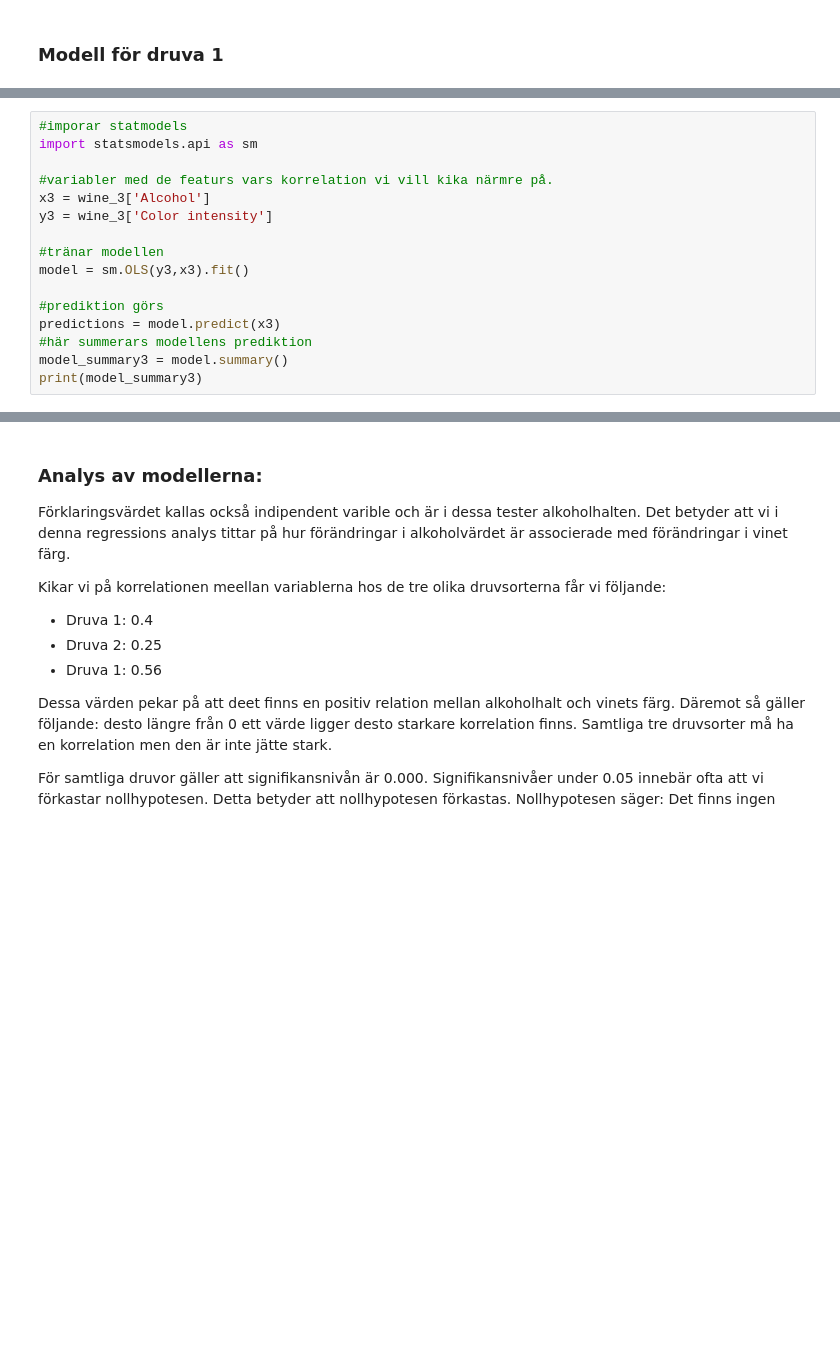
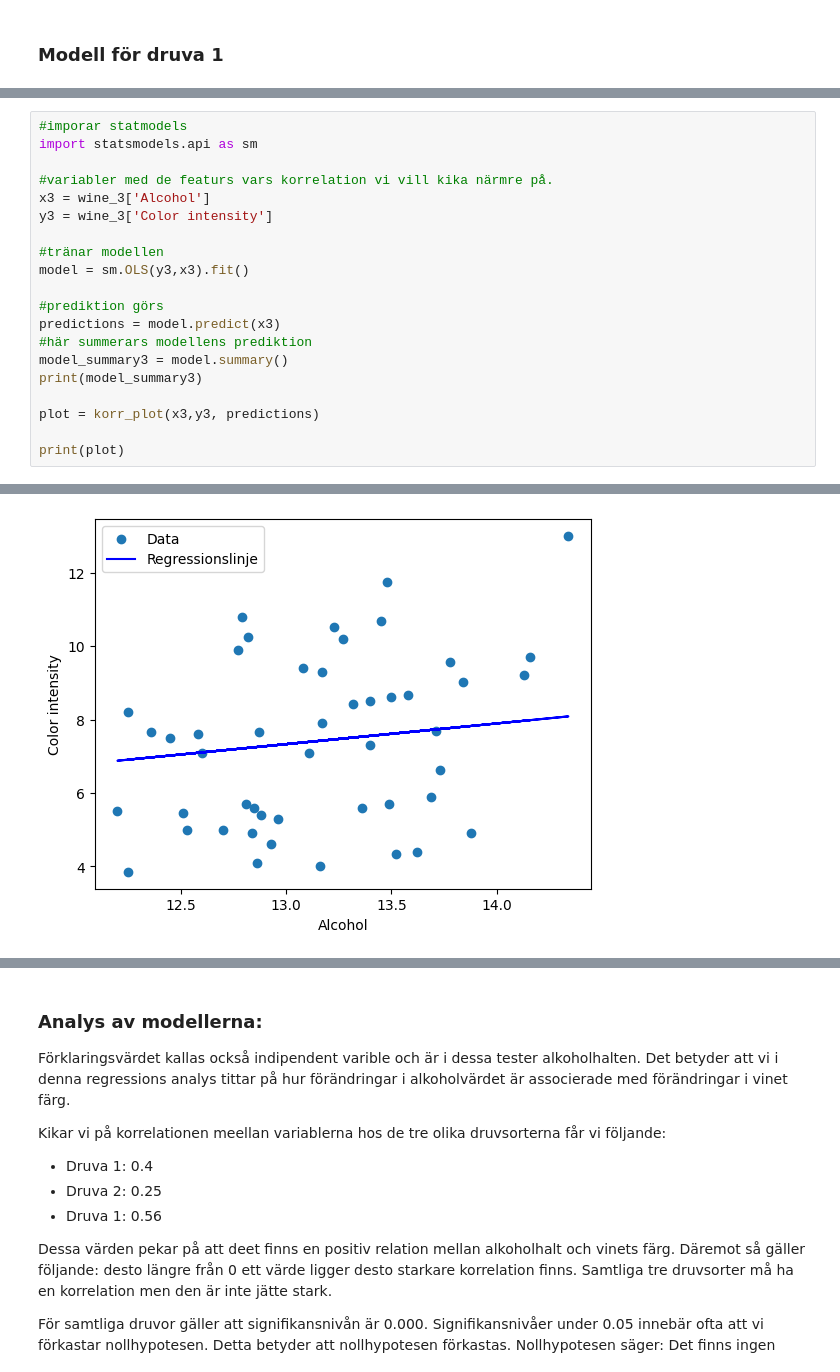
Before and after one commit to SauronGunnars/Statistiska-Metoder-Sara-Gunnars, a Jupyter notebook: slutupg_statistik.ipynb, the cells around one changed output, grey strips where cells are left out. Saved outputs shown, nothing was run; the diff lists cells and outputs as text; blank space fills up the shorter version.

```diff
--- a/slutupg_statistik.ipynb
+++ b/slutupg_statistik.ipynb
@@ -348,6 +473,10 @@ predictions = model.predict(x3)
 #här summerars modellens prediktion
 model_summary3 = model.summary()
 print(model_summary3)
+
+plot = korr_plot(x3,y3, predictions)
+
+print(plot)
 # %% [output]
                                  OLS Regression Results
 =======================================================================================
@@ -359,10 +488,11 @@ Time:                        22:46:04   Log-Likelihood:
 No. Observations:                  48   AIC:                                      213.9
 Df Residuals:                      47   BIC:                                      215.8
 Df Model:                           1
 Covariance Type:            nonrobust
 ==============================================================================
 ... (9 lines left out)
 
 Notes:
 [1] R² is computed without centering (uncentered) since the model does not contain a constant.
 [2] Standard Errors assume that the covariance matrix of the errors is correctly specified.
+[figure, added]
```
Also changed, not shown: parts of 24 cells of this notebook.
